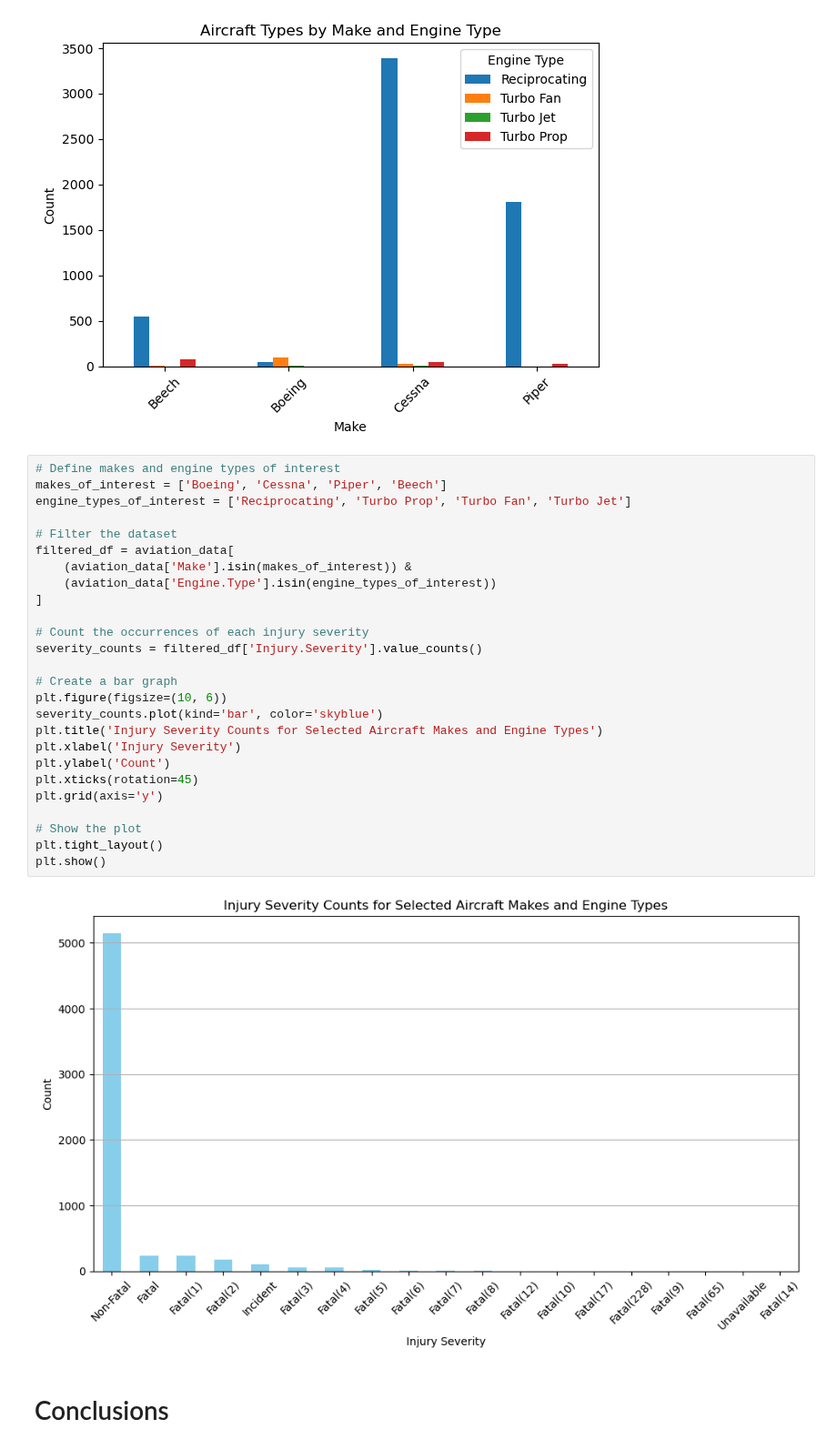
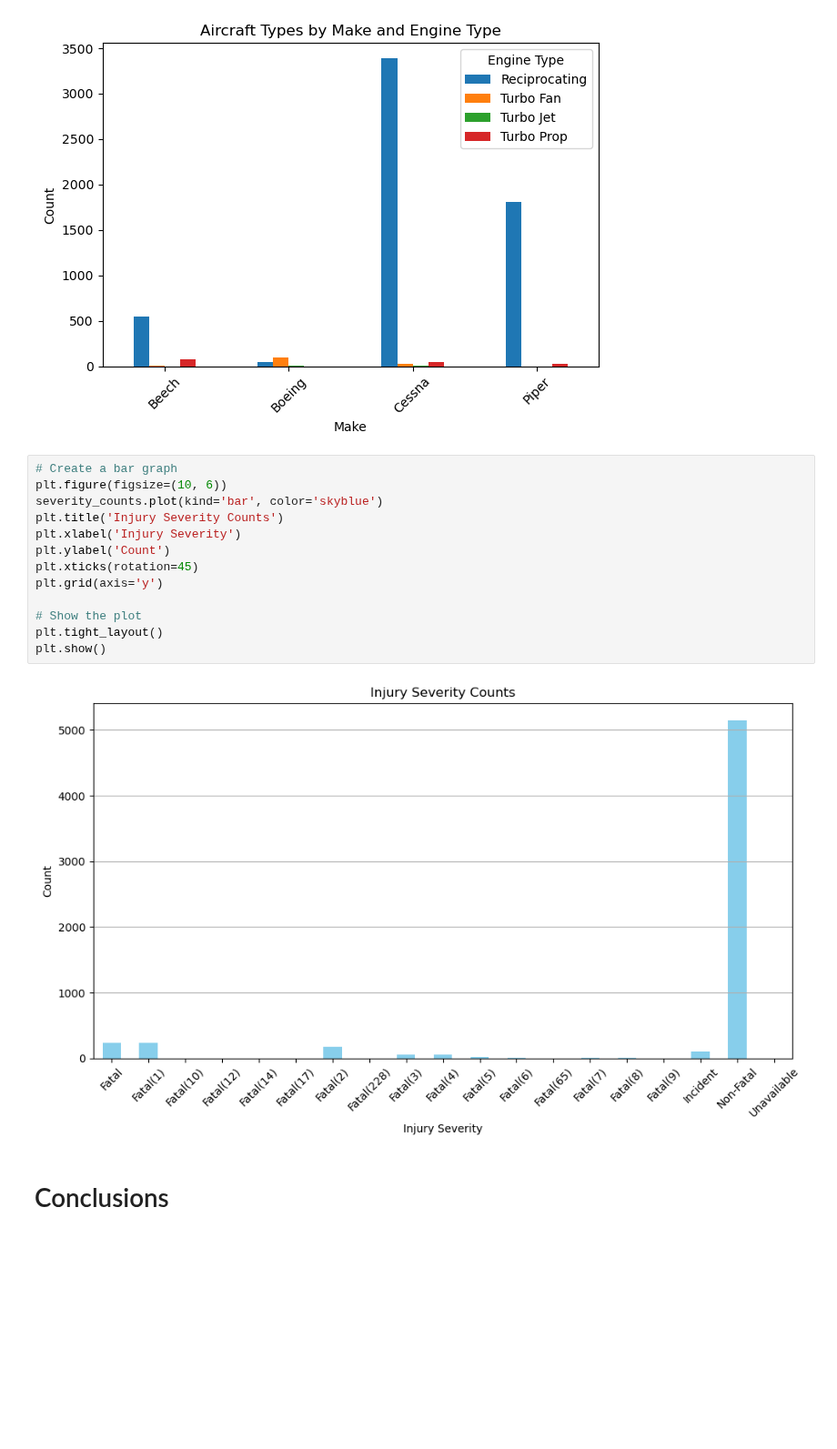
Before and after one commit to BlackXWulf/Aviation-Incidents, a Jupyter notebook: Aviation-Incidents.ipynb, the cells around one changed output. Shown at 91% size. Saved outputs shown, nothing was run; the diff lists cells and outputs as text; blank space fills up the shorter version.

```diff
--- a/Aviation-Incidents.ipynb
+++ b/Aviation-Incidents.ipynb
@@ -390,34 +390,21 @@ plt.tight_layout()
 plt.show()
 # %% [output]
 [figure]
-# %%
-# Define makes and engine types of interest
-makes_of_interest = ['Boeing', 'Cessna', 'Piper', 'Beech']
-engine_types_of_interest = ['Reciprocating', 'Turbo Prop', 'Turbo Fan', 'Turbo Jet']
-
-# Filter the dataset
-filtered_df = aviation_data[
-    (aviation_data['Make'].isin(makes_of_interest)) &
-    (aviation_data['Engine.Type'].isin(engine_types_of_interest))
-]
-
-# Count the occurrences of each injury severity
-severity_counts = filtered_df['Injury.Severity'].value_counts()
-
-# Create a bar graph
-plt.figure(figsize=(10, 6))
-severity_counts.plot(kind='bar', color='skyblue')
-plt.title('Injury Severity Counts for Selected Aircraft Makes and Engine Types')
-plt.xlabel('Injury Severity')
-plt.ylabel('Count')
-plt.xticks(rotation=45)
-plt.grid(axis='y')
-
-# Show the plot
-plt.tight_layout()
-plt.show()
-# %% [output]
-[figure, removed]
+# %%
+# Create a bar graph
+plt.figure(figsize=(10, 6))
+severity_counts.plot(kind='bar', color='skyblue')
+plt.title('Injury Severity Counts')
+plt.xlabel('Injury Severity')
+plt.ylabel('Count')
+plt.xticks(rotation=45)
+plt.grid(axis='y')
+
+# Show the plot
+plt.tight_layout()
+plt.show()
+# %% [output]
+[figure, added]
 # %% [markdown]
 # Conclusions
 # %% [markdown]
```
